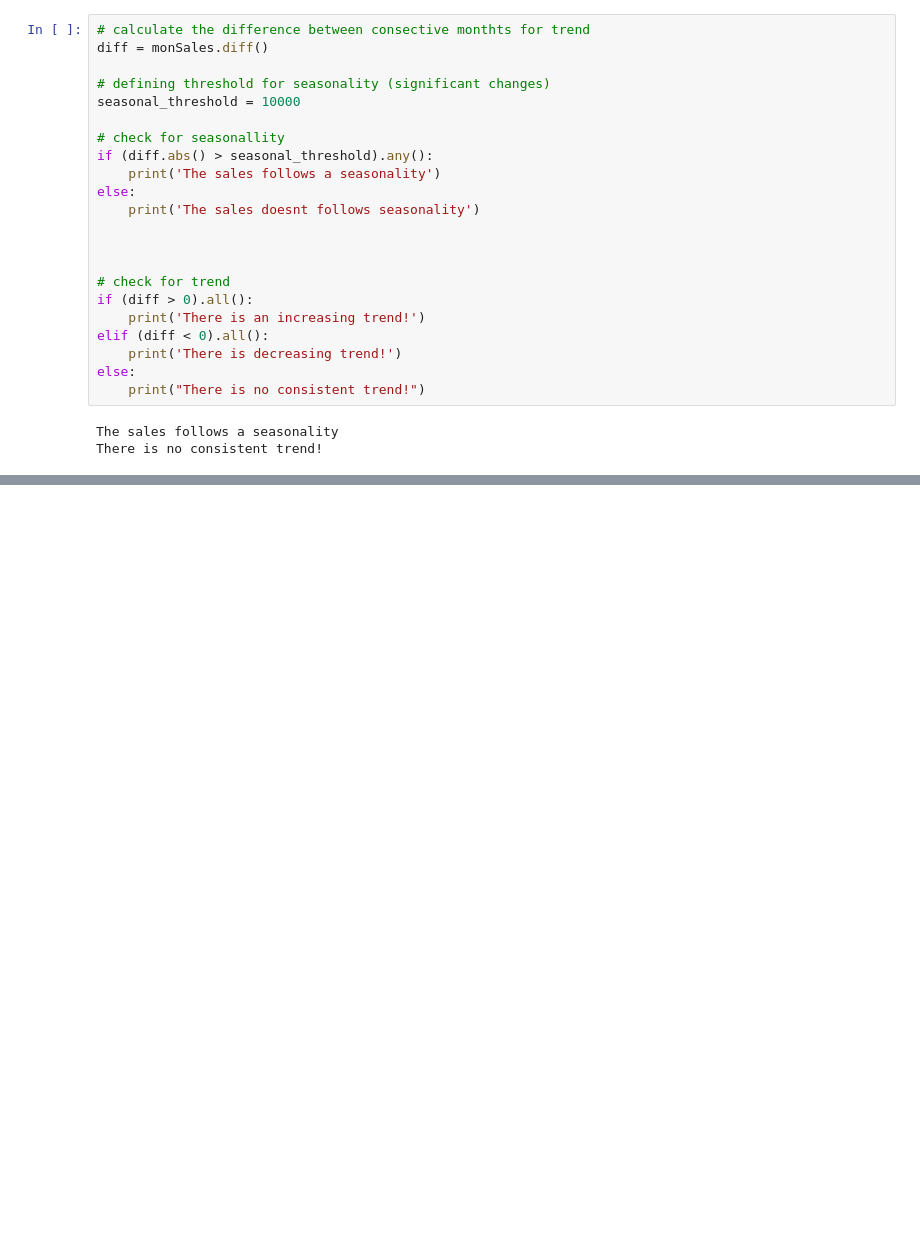
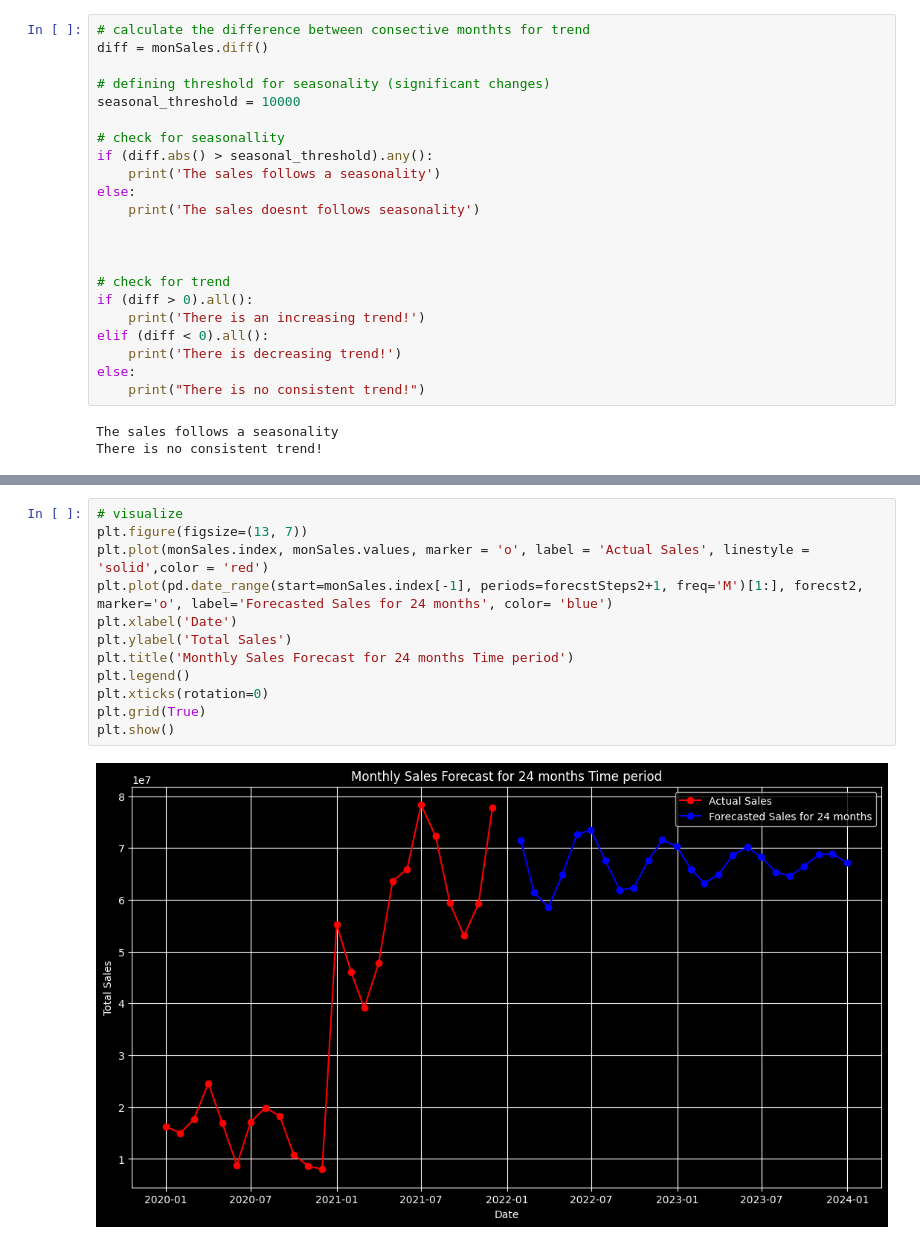
Before and after one commit to amanraghuvanshi/Adidas-Western-Zone-Sales, a Jupyter notebook: AdidasSalesAnalysis.ipynb, the cells around one changed output, grey strips where cells are left out. Drawn from its saved outputs; the diff is of its cells as text; blank space fills up the shorter version.

```diff
--- a/AdidasSalesAnalysis.ipynb
+++ b/AdidasSalesAnalysis.ipynb
@@ -1035,0 +1077,14 @@ There is no consistent trend!
+# %%
+# visualize
+plt.figure(figsize=(13, 7))
+plt.plot(monSales.index, monSales.values, marker = 'o', label = 'Actual Sales', linestyle = 'solid',color = 'red')
+plt.plot(pd.date_range(start=monSales.index[-1], periods=forecstSteps2+1, freq='M')[1:], forecst2, marker='o', label='Forecasted Sales for 24 months', color= 'blue')
+plt.xlabel('Date')
+plt.ylabel('Total Sales')
+plt.title('Monthly Sales Forecast for 24 months Time period')
+plt.legend()
+plt.xticks(rotation=0)
+plt.grid(True)
+plt.show()
+# %% [output]
+[figure, added]
```
Also changed, not shown: parts of 7 cells of this notebook.
